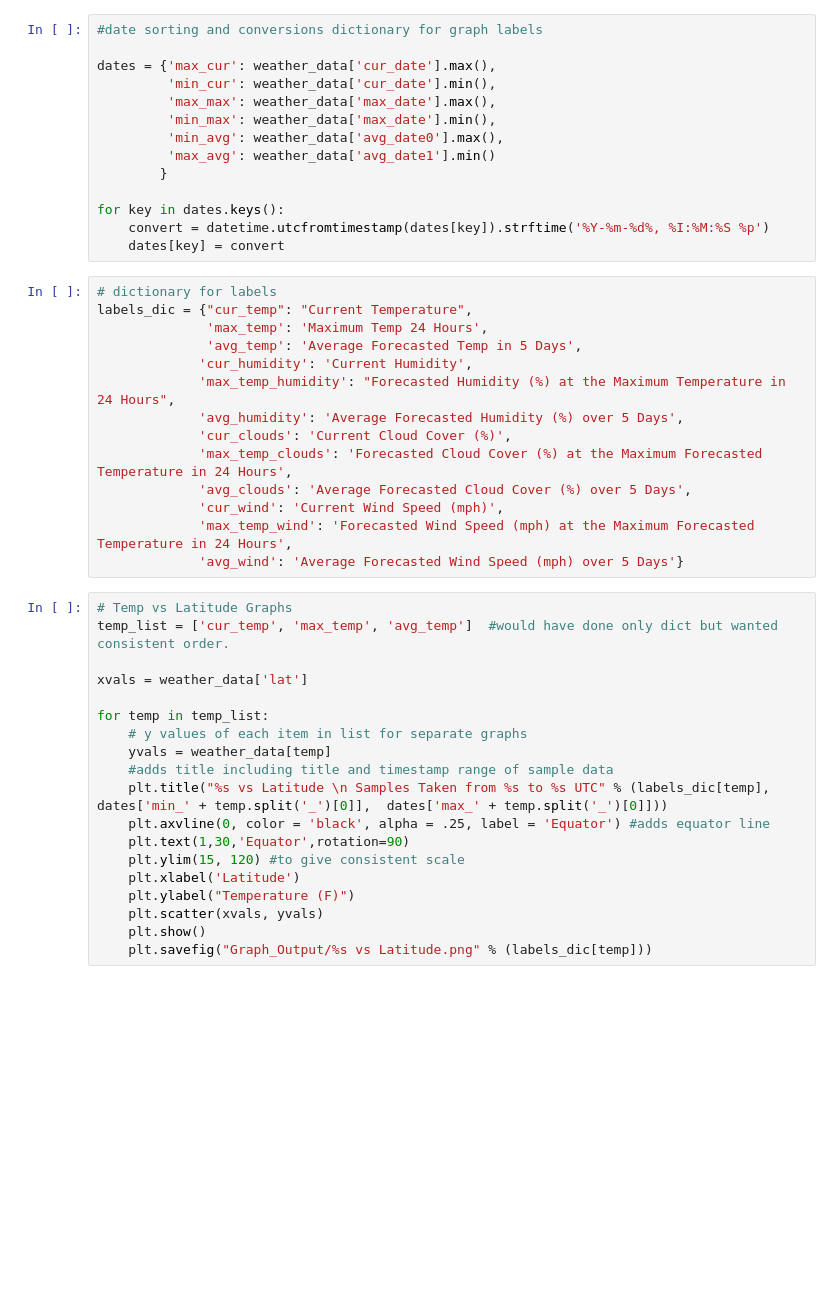
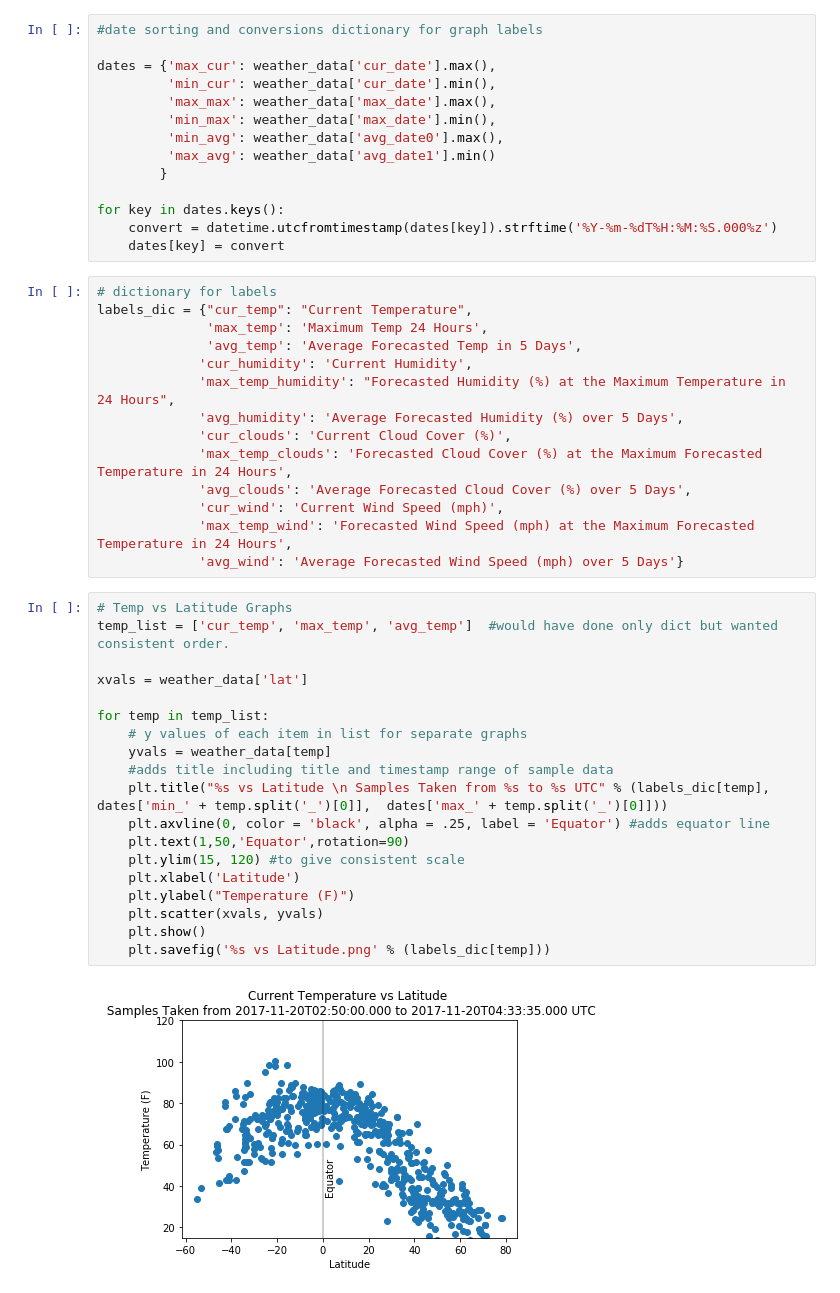
Before and after one commit to kenyanbapu/Weatherpy, a Jupyter notebook: WeatherPy.ipynb, the cells around one changed output. Saved outputs shown, nothing was run; the diff lists cells and outputs as text; blank space fills up the shorter version.

```diff
--- a/WeatherPy.ipynb
+++ b/WeatherPy.ipynb
@@ -325,7 +476,7 @@ dates = {'max_cur': weather_data['cur_date'].max(),
         }
 
 for key in dates.keys():
-    convert = datetime.utcfromtimestamp(dates[key]).strftime('%Y-%m-%d%, %I:%M:%S %p')
+    convert = datetime.utcfromtimestamp(dates[key]).strftime('%Y-%m-%dT%H:%M:%S.000%z')
     dates[key] = convert
 # %%
 # dictionary for labels
@@ -344,19 +495,21 @@ labels_dic = {"cur_temp": "Current Temperature",
 # %%
 # Temp vs Latitude Graphs
 temp_list = ['cur_temp', 'max_temp', 'avg_temp']  #would have done only dict but wanted consistent order.
 
 xvals = weather_data['lat']
 
 for temp in temp_list:
     # y values of each item in list for separate graphs
     yvals = weather_data[temp]
     #adds title including title and timestamp range of sample data
     plt.title("%s vs Latitude \n Samples Taken from %s to %s UTC" % (labels_dic[temp], dates['min_' + temp.split('_')[0]],  dates['max_' + temp.split('_')[0]]))
     plt.axvline(0, color = 'black', alpha = .25, label = 'Equator') #adds equator line
-    plt.text(1,30,'Equator',rotation=90)
+    plt.text(1,50,'Equator',rotation=90)
     plt.ylim(15, 120) #to give consistent scale
     plt.xlabel('Latitude')
     plt.ylabel("Temperature (F)")
     plt.scatter(xvals, yvals)
     plt.show()
-    plt.savefig("Graph_Output/%s vs Latitude.png" % (labels_dic[temp]))
+    plt.savefig('%s vs Latitude.png' % (labels_dic[temp]))
+# %% [output]
+[figure, added]
```
Also changed, not shown: parts of 28 cells of this notebook.
